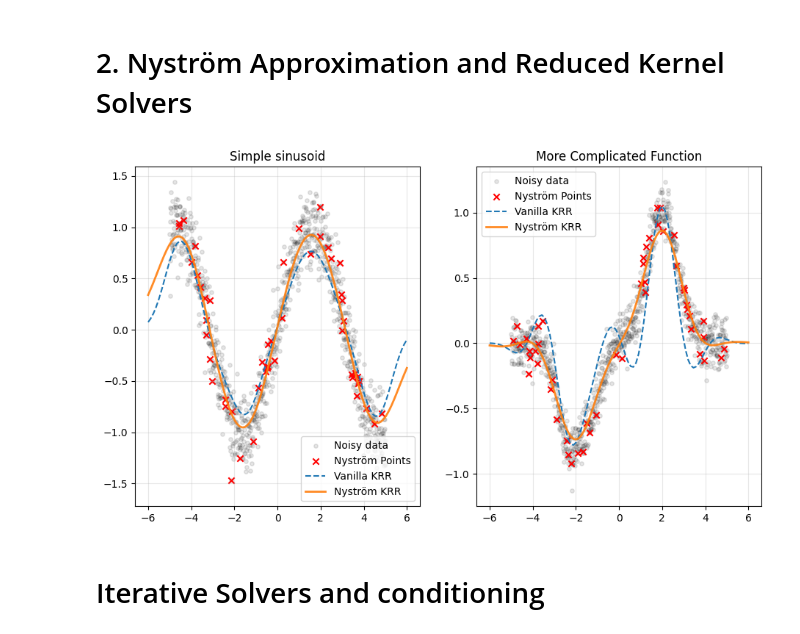
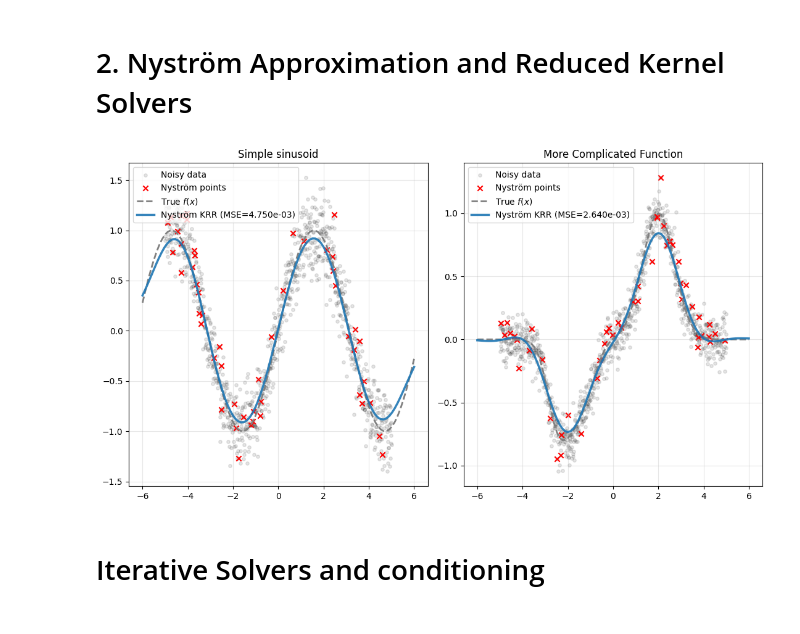
Before and after one commit to fotisk07/GDA-Project, a Jupyter notebook: notebooks/1.background.ipynb, the cells around one changed output. Saved outputs shown, nothing was run; the diff lists cells and outputs as text; code cells hidden in the pictures.

Commit message:
modified figures

```diff
--- a/notebooks/1.background.ipynb
+++ b/notebooks/1.background.ipynb
@@ -92,50 +114,102 @@ y_2 = y_2_star + 0.1 * np.random.randn(n)
 # %%
+# ---------- Models ----------
 sigma = 1.0
 lam   = 1e-2
 m     = 50
 
-
+# Function 1
 nysrtom1 = Nystrom(sigma=sigma, lam=lam)
-nysrtom1.fit(X,y_sin,m=m)
+nysrtom1.fit(X, y_sin, m=m)
 y_pred_sin_nys = nysrtom1.predict(X_test)
 
 vanilla_krr = VanillaKRR(sigma=sigma, lam=lam)
-vanilla_krr.fit(X,y_sin)
+vanilla_krr.fit(X, y_sin)
 y_pred_sin_vanilla = vanilla_krr.predict(X_test)
 
-
-# --- Function 2 : bump function
+# Function 2
 nysrtom2 = Nystrom(sigma=sigma, lam=lam)
-nysrtom2.fit(X,y_2,m)
+nysrtom2.fit(X, y_2, m=m)
 y_pred_2_nys = nysrtom2.predict(X_test)
 
 vanilla_krr = VanillaKRR(sigma=sigma, lam=lam)
-vanilla_krr.fit(X,y_2)
+vanilla_krr.fit(X, y_2)
 y_pred_2_vanilla = vanilla_krr.predict(X_test)
+mse_sin_van   = mean_squared_error(y_sin_star_test, y_pred_sin_vanilla)
+mse_sin_nys   = mean_squared_error(y_sin_star_test, y_pred_sin_nys)
+
+mse_2_van     = mean_squared_error(y_2_star_test,  y_pred_2_vanilla)
+mse_2_nys     = mean_squared_error(y_2_star_test,  y_pred_2_nys)
 # %%
+# ---------- Plot ----------
 fig, ax = plt.subplots(1, 2, figsize=(11, 6))
 
-# Plot points
-ax[0].scatter(X, y_sin, s=15, alpha=0.1, label="Noisy data", marker="o",color="black")
-ax[0].scatter(nysrtom1.Xm, y_sin[nysrtom1.indices], label="Nyström Points",marker="x",color="red")
-ax[0].plot(X_test, y_pred_sin_vanilla, label="Vanilla KRR", linestyle="--")
-ax[0].plot(X_test, y_pred_sin_nys, lw=2, label="Nyström KRR", alpha=0.9)
+# --- Sinusoid ---
+ax[0].scatter(X, y_sin, s=15, alpha=0.1, label="Noisy data", marker="o", color="black")
+
+ax[0].scatter(
+    nysrtom1.Xm, y_sin[nysrtom1.indices],
+    label="Nyström points", marker="x", color="red",
+)
+
+# True function
+ax[0].plot(
+    X_test,
+    y_sin_star_test,
+    linestyle="--",
+    color="grey",
+    lw=2,
+    label="True $f(x)$",
+)
+
+# Nyström prediction
+ax[0].plot(
+    X_test,
+    y_pred_sin_nys,
+    lw=2.5,
+    alpha=0.9,
+    label=f"Nyström KRR (MSE={mse_sin_nys:.3e})",
+)
+
 ax[0].set_title("Simple sinusoid")
 ax[0].legend(loc="best")
 ax[0].grid(alpha=0.3)
 
-# Plot points
-ax[1].scatter(X, y_2, s=15, alpha=0.1, label="Noisy data", marker="o",color="black")
-ax[1].scatter(nysrtom2.Xm, y_2[nysrtom2.indices], label="Nyström Points",marker="x",color="red")
-ax[1].plot(X_test, y_pred_2_vanilla, label="Vanilla KRR", linestyle="--")
-ax[1].plot(X_test, y_pred_2_nys, lw=2, label="Nyström KRR", alpha=0.9)
+
+# --- Complex function ---
+ax[1].scatter(X, y_2, s=15, alpha=0.1, label="Noisy data", marker="o", color="black")
+
+ax[1].scatter(
+    nysrtom2.Xm, y_2[nysrtom2.indices],
+    label="Nyström points", marker="x", color="red",
+)
+
+# True function
+ax[1].plot(
+    X_test,
+    y_2_star_test,
+    linestyle="--",
+    color="grey",
+    lw=2,
+    label="True $f(x)$",
+)
+
+# Nyström prediction
+ax[1].plot(
+    X_test,
+    y_pred_2_nys,
+    lw=2.5,
+    alpha=0.9,
+    label=f"Nyström KRR (MSE={mse_2_nys:.3e})",
+)
+
 ax[1].set_title("More Complicated Function")
 ax[1].legend(loc="best")
 ax[1].grid(alpha=0.3)
 
-plt.savefig("figures/nystrom_toy.png")
+plt.tight_layout()
+plt.savefig("figures/nystrom_toy.png", dpi=250)
 # %% [output]
-[figure, old version]
+[figure, new version]
 # %% [markdown]
 # Iterative Solvers and conditioning
 # %%
```
Also changed, not shown: parts of 7 cells of this notebook, 2 other files.
